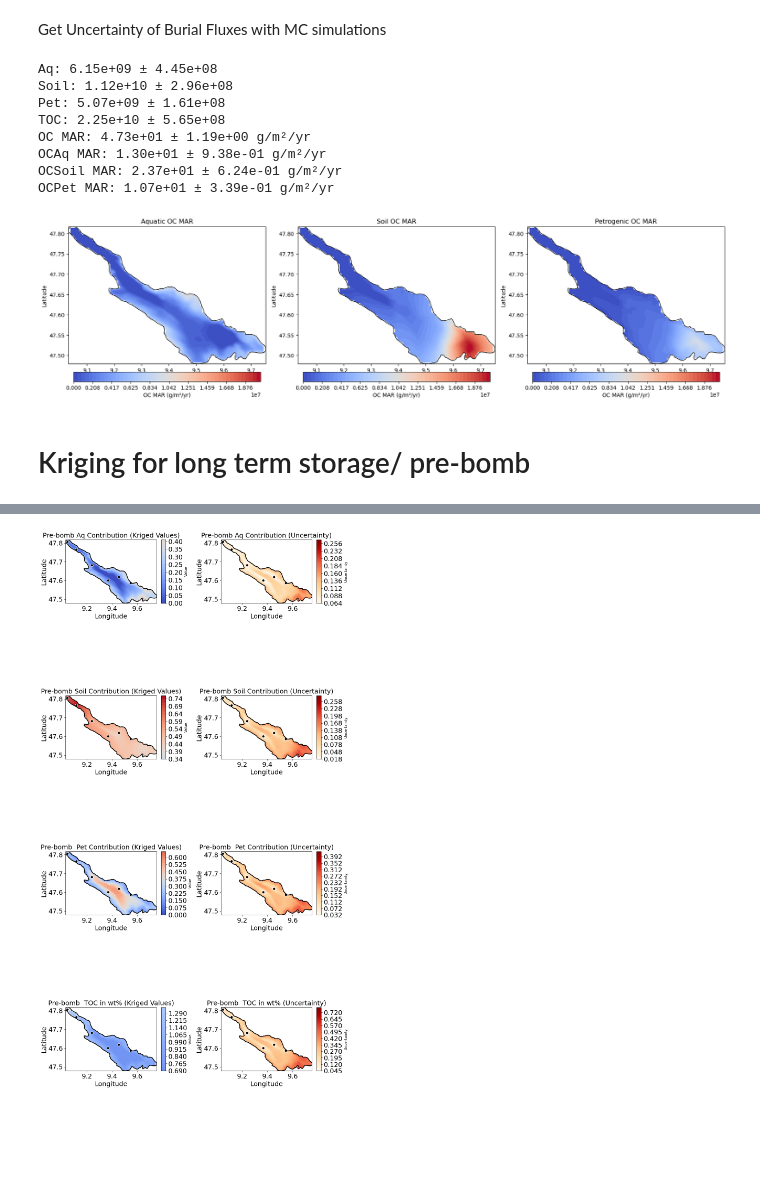
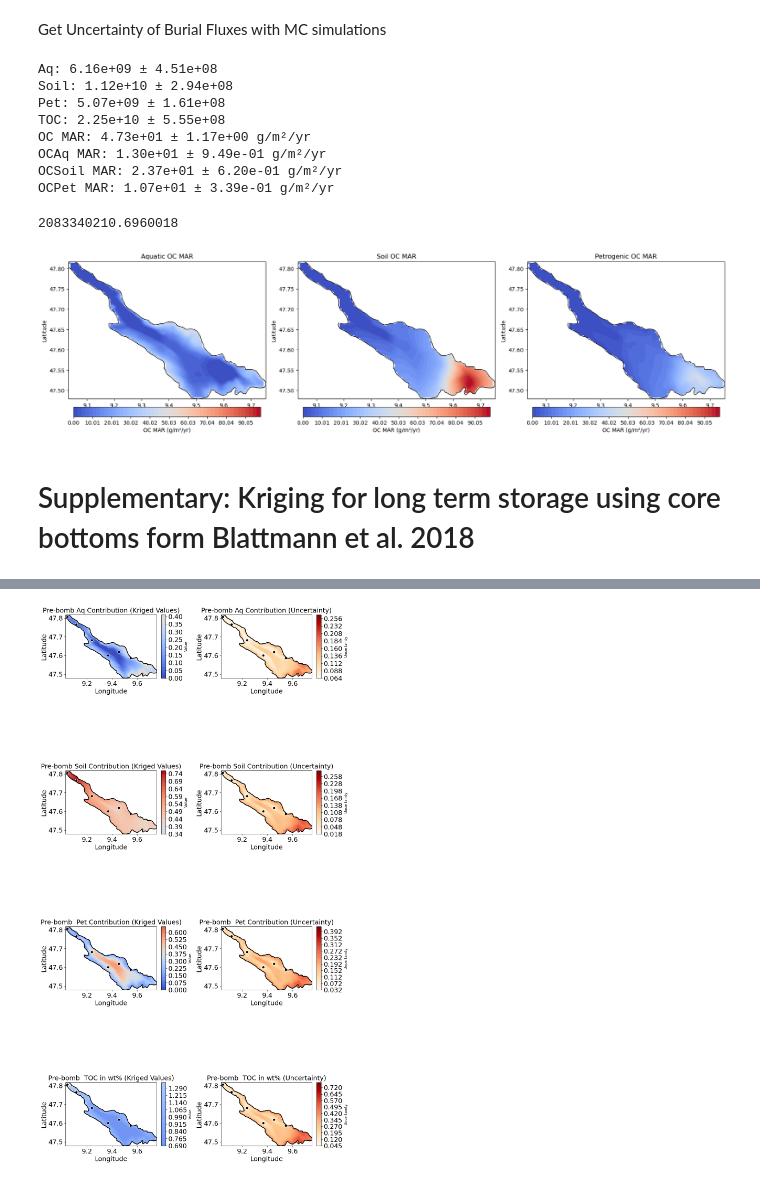
Before and after one commit to asb219/LakeOCMixing, a Jupyter notebook: Kriging.ipynb, the cells around one changed output, grey strips where cells are left out. Saved outputs shown, nothing was run; the diff lists cells and outputs as text; code cells hidden in the pictures; blank space fills up the shorter version.

```diff
--- a/Kriging.ipynb
+++ b/Kriging.ipynb
@@ -61,6 +60,11 @@ if not bathymetry_raster_file.exists():
 
 # Import outline of Obersee
 lake = gpd.read_file(INPUTDIR / "OberseeConstance")
+
+
+# Get Data from Blattmann, Thomas M., et al. "Petrogenic organic carbon retention in terrestrial basins: A case study from perialpine Lake Constance." Chemical Geology 503 (2019): 52-60.
+file_path = INPUTDIR / 'Blattmann.csv'
+Blattmann2019_data = pd.read_csv(file_path, usecols=['F14C', 'd13C', 'lon', 'lat', 'TOC'])
 
 
 calculate_data = True #switch to calculate or not (depending if csv already exists/should be recalculated)
@@ -96,19 +100,16 @@ if calculate_data:
         'Pet': -22.539
      }
 
-    # Import Blattmanns samples througout the lake
-    F14C_measured = [0.696,0.831,0.772,0.786,0.759,0.81,0.8,0.85]
-    d13C_measured = [-25.381,-29.611,-29.21,-28.37,-29.37,-30.6,-29.96,-30.98]
+    F14C_measured = Blattmann2019_data['F14C'].tolist()
+    d13C_measured = Blattmann2019_data['d13C'].tolist()
 
-    # Solve for contributions
     df_results = solve_contributions(F14C_measured, d13C_measured, F14C_values, d13C_values)
-    df_results['lon'] = [9.599,9.368,9.453,9.547,9.239,9.199,9.117,9.047]
-    df_results['lat'] = [47.555,47.600,47.619,47.586,47.682,47.714,47.766,47.806]
-    df_results['TOC'] = [1.007,1.903,1.722,1.43,1.98,2.376,3.03,3.277]
+    df_results[['lon', 'lat', 'TOC']] = Blattmann2019_data[['lon', 'lat', 'TOC']]
 
     # Coordinates of the Rhine outlet
     rhine_outlet_lon = 9.646
     rhine_outlet_lat = 47.806
+
 
 #Define Function to calculate distance from Rhine outlet for points
     def calculate_distance(lon1, lat1, lon2, lat2):
@@ -615,46 +616,56 @@ print(f"OCAq MAR: {mean_AqOC_MAR:.2e} ± {std_AqOC_MAR:.2e} g/m²/yr")
 print(f"OCSoil MAR: {mean_SoilOC_MAR:.2e} ± {std_SoilOC_MAR:.2e} g/m²/yr")
 print(f"OCPet MAR: {mean_PetOC_MAR:.2e} ± {std_PetOC_MAR:.2e} g/m²/yr")
 # %% [output]
-Aq: 6.15e+09 ± 4.45e+08
-Soil: 1.12e+10 ± 2.96e+08
+Aq: 6.16e+09 ± 4.51e+08
+Soil: 1.12e+10 ± 2.94e+08
 Pet: 5.07e+09 ± 1.61e+08
-TOC: 2.25e+10 ± 5.65e+08
-OC MAR: 4.73e+01 ± 1.19e+00 g/m²/yr
-OCAq MAR: 1.30e+01 ± 9.38e-01 g/m²/yr
-OCSoil MAR: 2.37e+01 ± 6.24e-01 g/m²/yr
+TOC: 2.25e+10 ± 5.55e+08
+OC MAR: 4.73e+01 ± 1.17e+00 g/m²/yr
+OCAq MAR: 1.30e+01 ± 9.49e-01 g/m²/yr
+OCSoil MAR: 2.37e+01 ± 6.20e-01 g/m²/yr
 OCPet MAR: 1.07e+01 ± 3.39e-01 g/m²/yr
+# %%
+print(grid_cell_area_cm2)
+# %% [output]
+2083340210.6960018
 # %%
+#format to correct units
+Acc_Aq_formatted = Acc_Aq/ (grid_cell_area_cm2/10000)
+Acc_Soil_formatted = Acc_Soil/ (grid_cell_area_cm2/10000)
+Acc_Pet_formatted = Acc_Pet/ (grid_cell_area_cm2/10000)
+
+
 # Calculate global color scale limits
-all_data = np.concatenate([Acc_Aq.flatten(), Acc_Soil.flatten(), Acc_Pet.flatten()])
+all_data = np.concatenate([Acc_Aq_formatted.flatten(), Acc_Soil_formatted.flatten(), Acc_Pet_formatted.flatten()])
 all_data = all_data[~np.isnan(all_data)]  # Remove NaN values
 global_vmin = np.min(all_data)
 global_vmax = np.max(all_data)
 
 # Create subplots
 fig, axs = plt.subplots(1, 3, figsize=(18, 6))
 
 # Define a common contour plot function
 def plot_mar(ax, data, title, cmap):
     contour = ax.contourf(grid_lon, grid_lat, data, levels=np.linspace(global_vmin, global_vmax, 50), cmap=cmap)
     plt.colorbar(contour, ax=ax, orientation='horizontal', fraction=0.046, pad=0.04, label="OC MAR (g/m²/yr)")
     lake.boundary.plot(ax=ax, color='k', linewidth=1)
     ax.set_title(title)
     ax.set_xlabel("Longitude")
     ax.set_ylabel("Latitude")
 
 # Plot each OC MAR type
-plot_mar(axs[0], Acc_Aq, "Aquatic OC MAR", "coolwarm")
-plot_mar(axs[1], Acc_Soil, "Soil OC MAR", "coolwarm")
-plot_mar(axs[2], Acc_Pet, "Petrogenic OC MAR", "coolwarm")
+plot_mar(axs[0], Acc_Aq_formatted, "Aquatic OC MAR", "coolwarm")
+plot_mar(axs[1], Acc_Soil_formatted, "Soil OC MAR", "coolwarm")
+plot_mar(axs[2], Acc_Pet_formatted, "Petrogenic OC MAR", "coolwarm")
 
 plt.tight_layout()
 plt.show()
 
-fig.savefig(OUTPUTDIR / "OC_MAR_Comparison.svg", format="svg", dpi=600)
+fig.savefig(OUTPUTDIR / "Figure5_OCpoolMAR", format="svg", dpi=600)
 # %% [output]
-[figure, old version]
+[figure, new version]
 # %% [markdown]
-# Kriging for long term storage/ pre-bomb
+# Supplementary: Kriging for long term storage using core bottoms form Blattmann et al. 2018
 # %%
 #Known values for F14C and d13C of each source for pre bomb state
 calculate_pre = True
```
Also changed, not shown: parts of 10 cells of this notebook, 3 other files.
